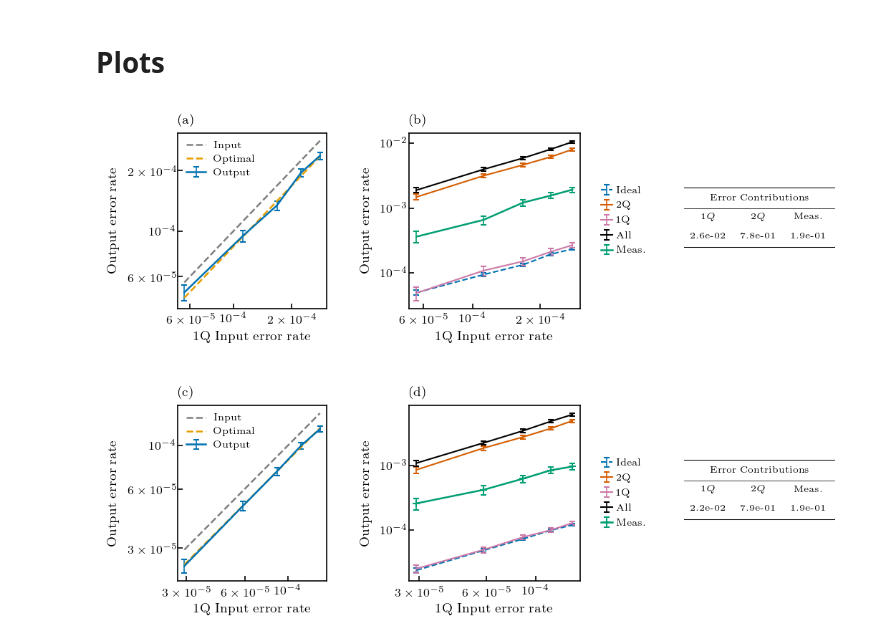
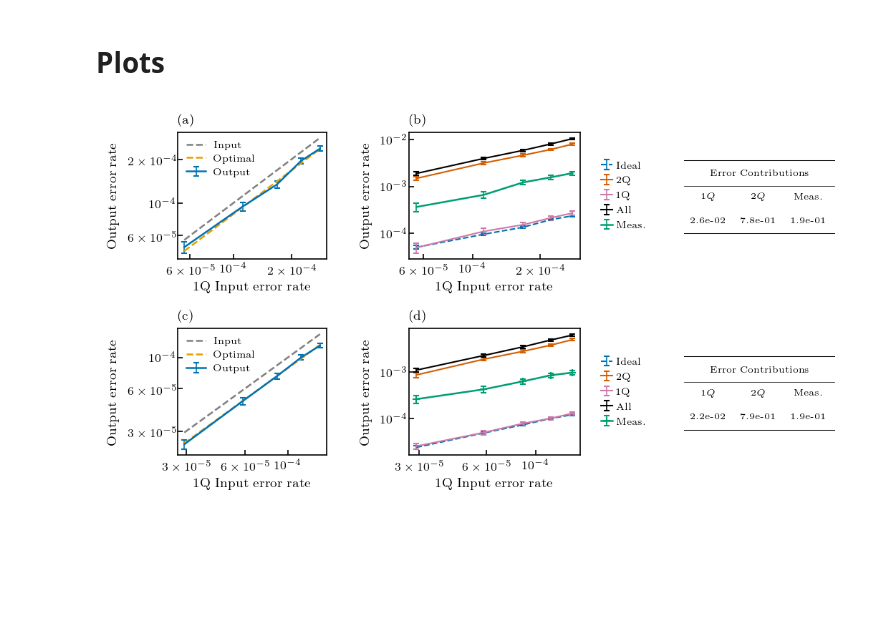
Before and after one commit to Sal7ySalt/Smallest-MSD-Protocol, a Jupyter notebook: 2_qubit_code/logical_level/creating_plots.ipynb, the cells around one changed output. Cells and saved outputs as stored; diff of their text form; code cells hidden in the pictures; blank space fills up the shorter version.

Commit message:
Updating plots

```diff
--- a/2_qubit_code/logical_level/creating_plots.ipynb
+++ b/2_qubit_code/logical_level/creating_plots.ipynb
@@ -111,9 +111,9 @@ def draw_error_contribution_table(ax_table, values):
     headers = [r"$1Q$", r"$2Q$", r"Meas."]
 
     x0 = 0.02
-    y0 = 0.35
+    y0 = 0.20
     width = 0.96
-    height = 0.34
+    height = 0.58
     col_w = width / 3
 
     y_title = y0 + 0.82 * height
@@ -193,7 +193,7 @@ def draw_error_contribution_table(ax_table, values):
 # Figure layout
 # ==========================================================
 
-fig = plt.figure(figsize=(6.75, 4.85))
+fig = plt.figure(figsize=(6.75, 3.5))
 
 gs = GridSpec(
     2,
@@ -546,31 +546,31 @@ ax_leg_bot.legend(
     frameon=False,
     fontsize=6.5,
     handlelength=1.2,
     handletextpad=0.35,
     labelspacing=0.65,
     borderaxespad=0.0,
 )
 
 conv_table_values = [
     f"{conv_one_qubit_contributions:.1e}",
     f"{conv_two_qubit_contributions:.1e}",
     f"{conv_measurement_contributions:.1e}",
 ]
 
 draw_error_contribution_table(ax_table_bot, conv_table_values)
 
 
 # ==========================================================
 # Final spacing and export
 # ==========================================================
 
 fig.subplots_adjust(
     left=0.08,
     right=0.99,
     bottom=0.10,
     top=0.96,
 )
 
 plt.show()
 # %% [output]
-[figure, old version]
+[figure, new version]
```
Also changed, not shown: 10 other files.
